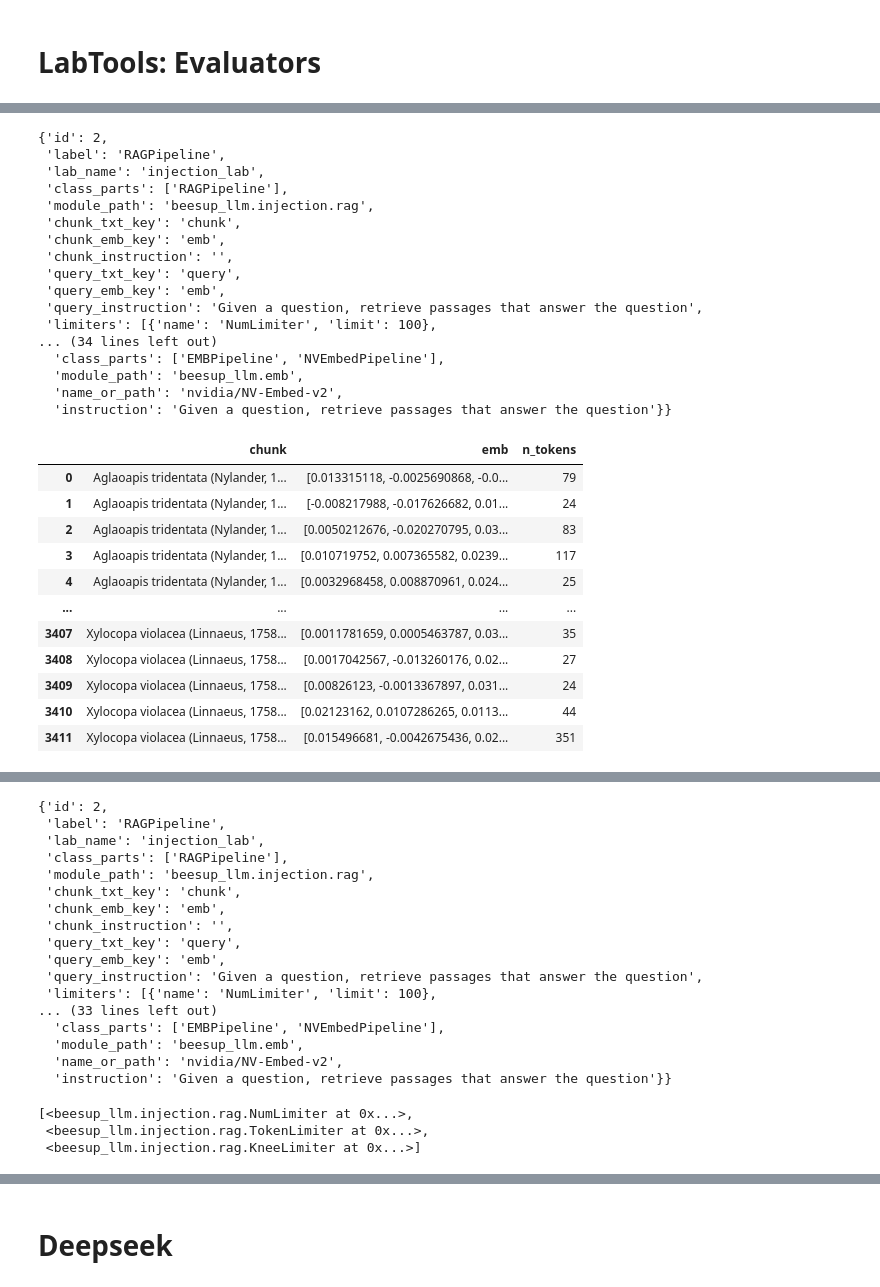
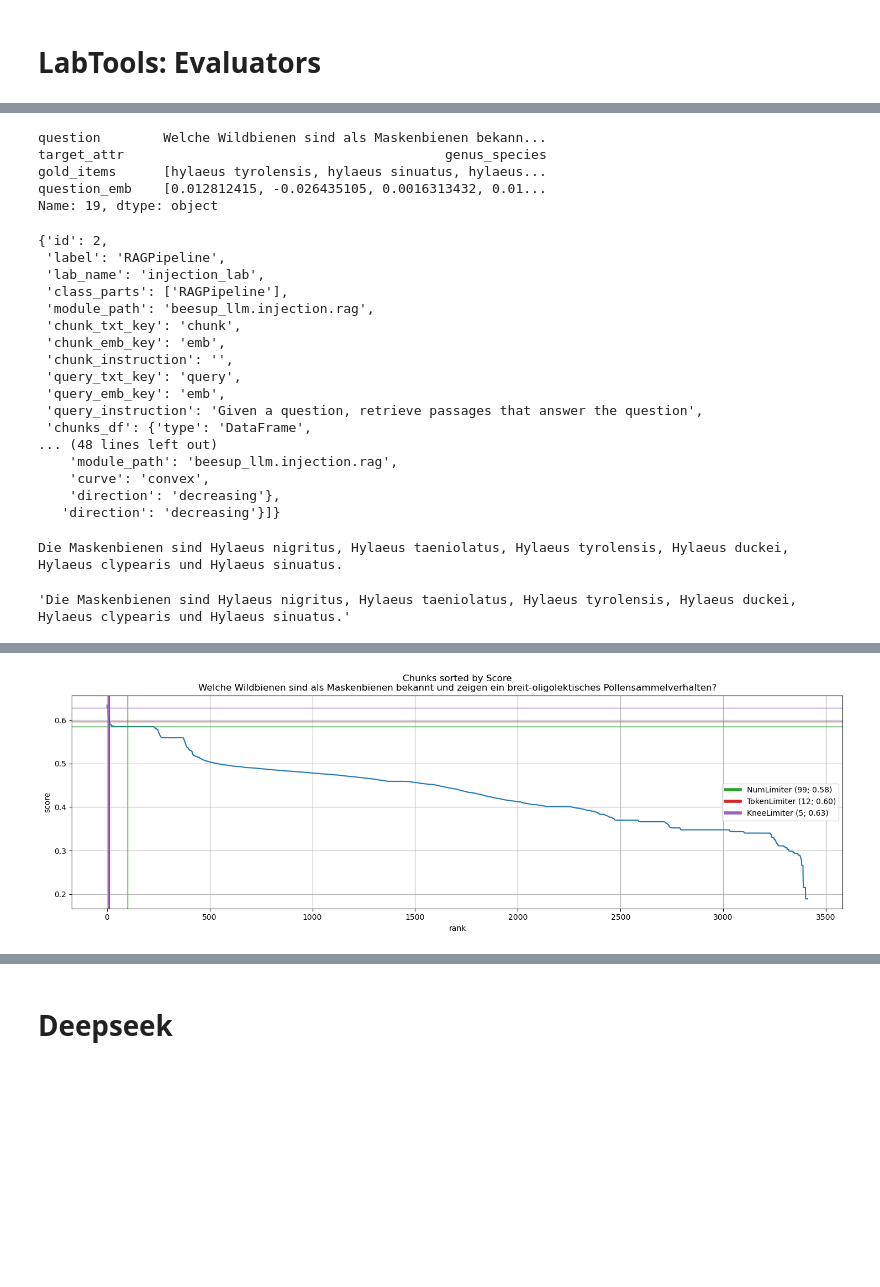
Before and after one commit to fee1ix/beesup_injection_lab, a Jupyter notebook: experiment_notebook.ipynb, the cells around one changed output, grey strips where cells are left out. Drawn from its saved outputs; the diff is of its cells as text; code cells hidden in the pictures; blank space fills up the shorter version.

```diff
--- a/experiment_notebook.ipynb
+++ b/experiment_notebook.ipynb
@@ -122,7 +126,7 @@ model=copy.deepcopy(llm_pipe.get_model())
 # LabTools: Evaluators
 # %%
 reimport()
-llm_pipe=LlamaPipeline(1,model=model)
+llm_pipe=LlamaPipeline(model=model)
 llm_pipe.prepare_inference()
 llm_pipe.labh
 # %% [output]
@@ -191,0 +362,3 @@ rag_pipe=RAGPipeline(
+# %%
+rag_pipe=RAGPipeline(-1, llm_pipe=llm_pipe)
+rag_pipe.config
@@ -192,3 +408,12 @@ rag_pipe=RAGPipeline(
+# %%
+sample=evaluator_df.sample(1).iloc[0]
+sample
+# %% [output]
+question        Welche Wildbienen sind als Maskenbienen bekann...
+target_attr                                         genus_species
+gold_items      [hylaeus tyrolensis, hylaeus sinuatus, hylaeus...
+question_emb    [0.012812415, -0.026435105, 0.0016313432, 0.01...
+Name: 19, dtype: object
 # %%
 rag_pipe.config
 # %% [output]
@@ -203,24 +428,18 @@ rag_pipe.config
  'query_txt_key': 'query',
  'query_emb_key': 'emb',
  'query_instruction': 'Given a question, retrieve passages that answer the question',
- 'limiters': [{'name': 'NumLimiter', 'limit': 100},
-... (34 lines left out)
-  'class_parts': ['EMBPipeline', 'NVEmbedPipeline'],
-  'module_path': 'beesup_llm.emb',
-  'name_or_path': 'nvidia/NV-Embed-v2',
-  'instruction': 'Given a question, retrieve passages that answer the question'}}
+ 'chunks_df': {'type': 'DataFrame',
+... (48 lines left out)
+    'module_path': 'beesup_llm.injection.rag',
+    'curve': 'convex',
+    'direction': 'decreasing'},
+   'direction': 'decreasing'}]}
+# %%
+response=rag_pipe(sample,query_txt_key='question', query_emb_key='question_emb', stream=True)
+response
+# %% [output]
+Die Maskenbienen sind Hylaeus nigritus, Hylaeus taeniolatus, Hylaeus tyrolensis, Hylaeus duckei, Hylaeus clypearis und Hylaeus sinuatus.
+'Die Maskenbienen sind Hylaeus nigritus, Hylaeus taeniolatus, Hylaeus tyrolensis, Hylaeus duckei, Hylaeus clypearis und Hylaeus sinuatus.'
 # %%
-rag_pipe.chunks_df
+rag_pipe._plot
 # %% [output]
-|  | chunk | emb | n_tokens |
-| 0 | Aglaoapis tridentata (Nylander, 1... | [0.013315118, -0.0025690868, -0.0... | 79 |
-| 1 | Aglaoapis tridentata (Nylander, 1... | [-0.008217988, -0.017626682, 0.01... | 24 |
-| 2 | Aglaoapis tridentata (Nylander, 1... | [0.0050212676, -0.020270795, 0.03... | 83 |
-| 3 | Aglaoapis tridentata (Nylander, 1... | [0.010719752, 0.007365582, 0.0239... | 117 |
-| 4 | Aglaoapis tridentata (Nylander, 1... | [0.0032968458, 0.008870961, 0.024... | 25 |
-| ... | ... | ... | ... |
-| 3407 | Xylocopa violacea (Linnaeus, 1758... | [0.0011781659, 0.0005463787, 0.03... | 35 |
-| 3408 | Xylocopa violacea (Linnaeus, 1758... | [0.0017042567, -0.013260176, 0.02... | 27 |
-| 3409 | Xylocopa violacea (Linnaeus, 1758... | [0.00826123, -0.0013367897, 0.031... | 24 |
-| 3410 | Xylocopa violacea (Linnaeus, 1758... | [0.02123162, 0.0107286265, 0.0113... | 44 |
-| 3411 | Xylocopa violacea (Linnaeus, 1758... | [0.015496681, -0.0042675436, 0.02... | 351 |
@@ -227,0 +447 @@ rag_pipe.chunks_df
+[figure, added]
@@ -230,26 +447,0 @@ reimport()
-# %%
-rag_pipe.config
-# %% [output]
-{'id': 2,
- 'label': 'RAGPipeline',
- 'lab_name': 'injection_lab',
- 'class_parts': ['RAGPipeline'],
- 'module_path': 'beesup_llm.injection.rag',
- 'chunk_txt_key': 'chunk',
- 'chunk_emb_key': 'emb',
- 'chunk_instruction': '',
- 'query_txt_key': 'query',
- 'query_emb_key': 'emb',
- 'query_instruction': 'Given a question, retrieve passages that answer the question',
- 'limiters': [{'name': 'NumLimiter', 'limit': 100},
-... (33 lines left out)
-  'class_parts': ['EMBPipeline', 'NVEmbedPipeline'],
-  'module_path': 'beesup_llm.emb',
-  'name_or_path': 'nvidia/NV-Embed-v2',
-  'instruction': 'Given a question, retrieve passages that answer the question'}}
-# %%
-rag_pipe.limiters
-# %% [output]
-[<beesup_llm.injection.rag.NumLimiter at 0x...>,
- <beesup_llm.injection.rag.TokenLimiter at 0x...>,
- <beesup_llm.injection.rag.KneeLimiter at 0x...>]
```
Also changed, not shown: parts of 75 cells of this notebook, 4 other files.
